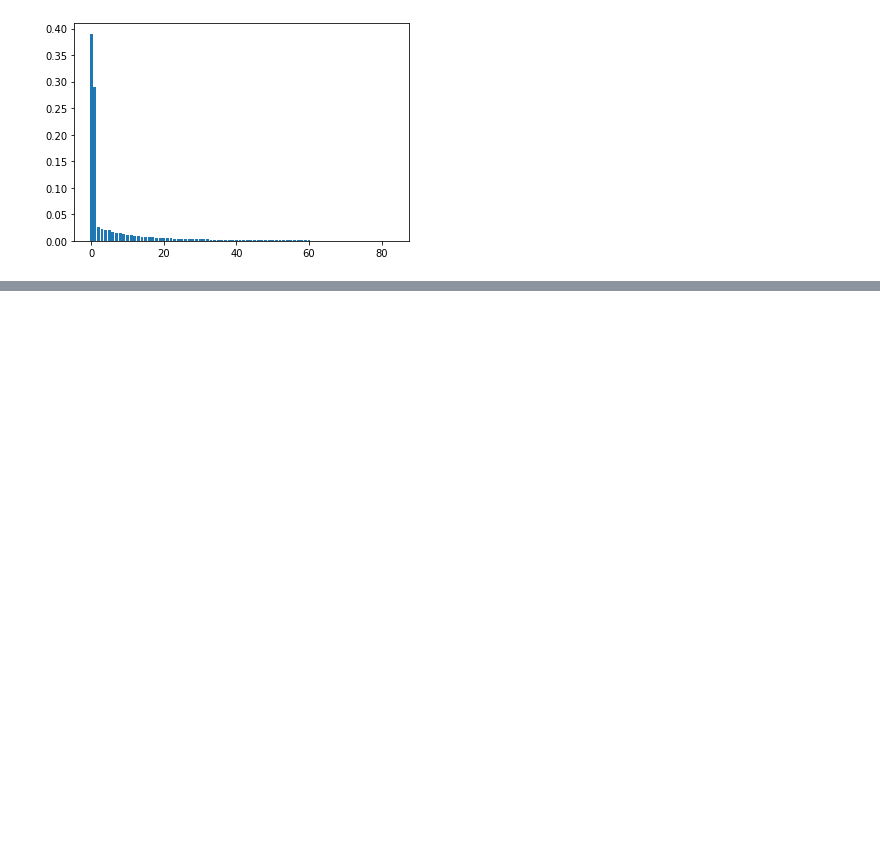
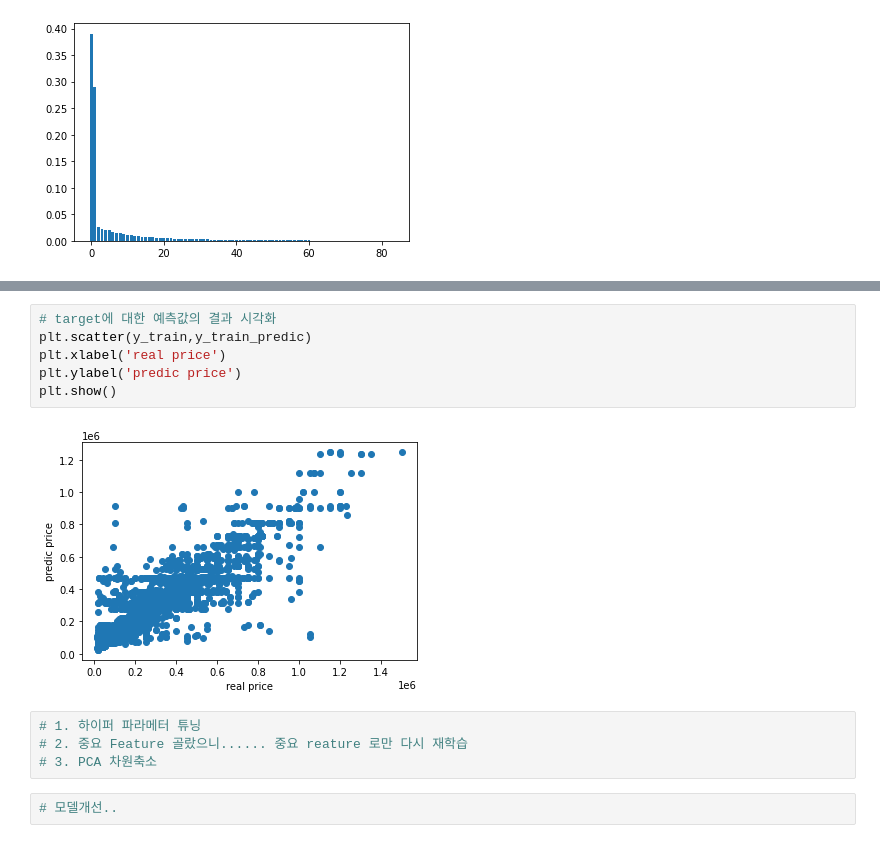
Before and after one commit to soxxun/python, a Jupyter notebook: 20220330/가격예측.ipynb, the cells around one changed output, grey strips where cells are left out. Cells and saved outputs as stored; diff of their text form; blank space fills up the shorter version.

```diff
--- a/20220330/가격예측.ipynb
+++ b/20220330/가격예측.ipynb
@@ -346,0 +390,14 @@ plt.show()
+# %%
+# target에 대한 예측값의 결과 시각화
+plt.scatter(y_train,y_train_predic)
+plt.xlabel('real price')
+plt.ylabel('predic price')
+plt.show()
+# %% [output]
+[figure, added]
+# %%
+# 1. 하이퍼 파라메터 튜닝
+# 2. 중요 Feature 골랐으니...... 중요 reature 로만 다시 재학습
+# 3. PCA 차원축소
+# %%
+# 모델개선..
```
Also changed, not shown: parts of 4 cells of this notebook.
